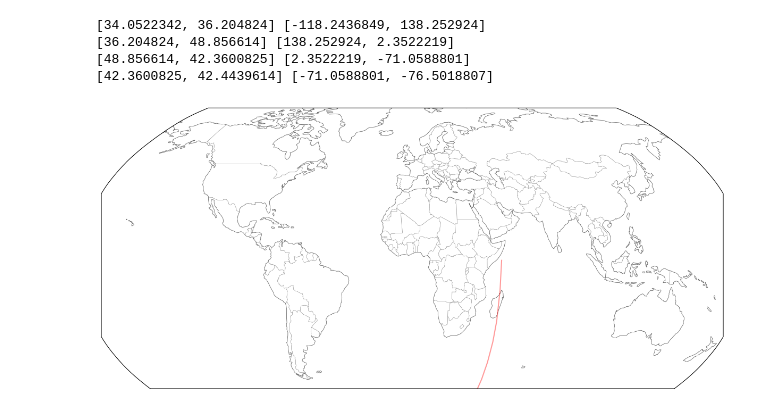
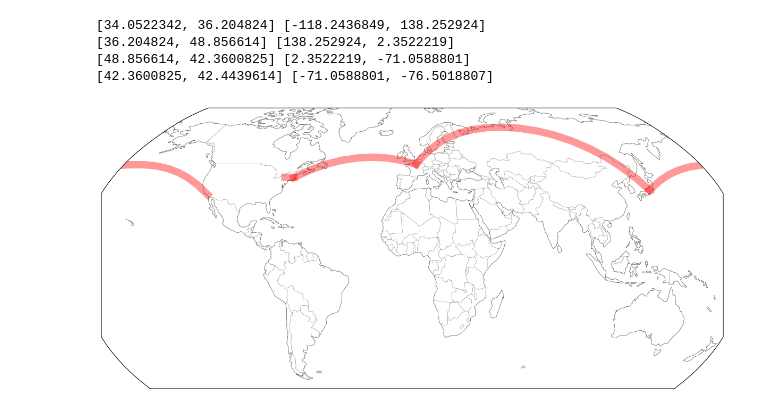
Before and after one commit to wilkens/mobility-books, a Jupyter notebook: notebooks/Mapping.ipynb, the cells around one changed output. Drawn from its saved outputs; the diff is of its cells as text; code cells hidden in the pictures.

```diff
--- a/notebooks/Mapping.ipynb
+++ b/notebooks/Mapping.ipynb
@@ -142,0 +159,3 @@ def get_hops(list_of_places, geo_data=wi):
+# %%
+# get lat/lon data for all hops in all books
+conlit_hops = conlit.gpe_sequences.head().apply(get_hops)
@@ -142,0 +195,6 @@ def get_hops(list_of_places, geo_data=wi):
+# %%
+conlit_hops_counter = Counter()
+for book in conlit_hops:
+    for pair in book:
+        hop = sorted(pair)
+        conlit_hops_counter[tuple(hop)] += 1
@@ -214,19 +287,20 @@ for hop in test_hops:
 # %%
 fig = plt.figure(figsize=(12,6))
 ax = plt.axes(projection=ccrs.Robinson())
 ax.set_extent([-170, 170, -60, 80])
 for hop in test_hops:
     plt.plot(
+        [i[1] for i in hop],
         [i[0] for i in hop],
-        [i[1] for i in hop],
         color='red',
         marker=None,
         alpha=0.4,
+        linewidth=10,
         transform=ccrs.Geodetic()
     )
 ax.add_feature(cfeature.COASTLINE, linewidth=0.6, edgecolor='dimgray', alpha=1.0)
 ax.add_feature(cfeature.BORDERS, linewidth=0.4, edgecolor='gray')
 fig.canvas.draw()
 plt.tight_layout()
 # %% [output]
-[figure, old version]
+[figure, new version]
```
Also changed, not shown: parts of 11 cells of this notebook.
